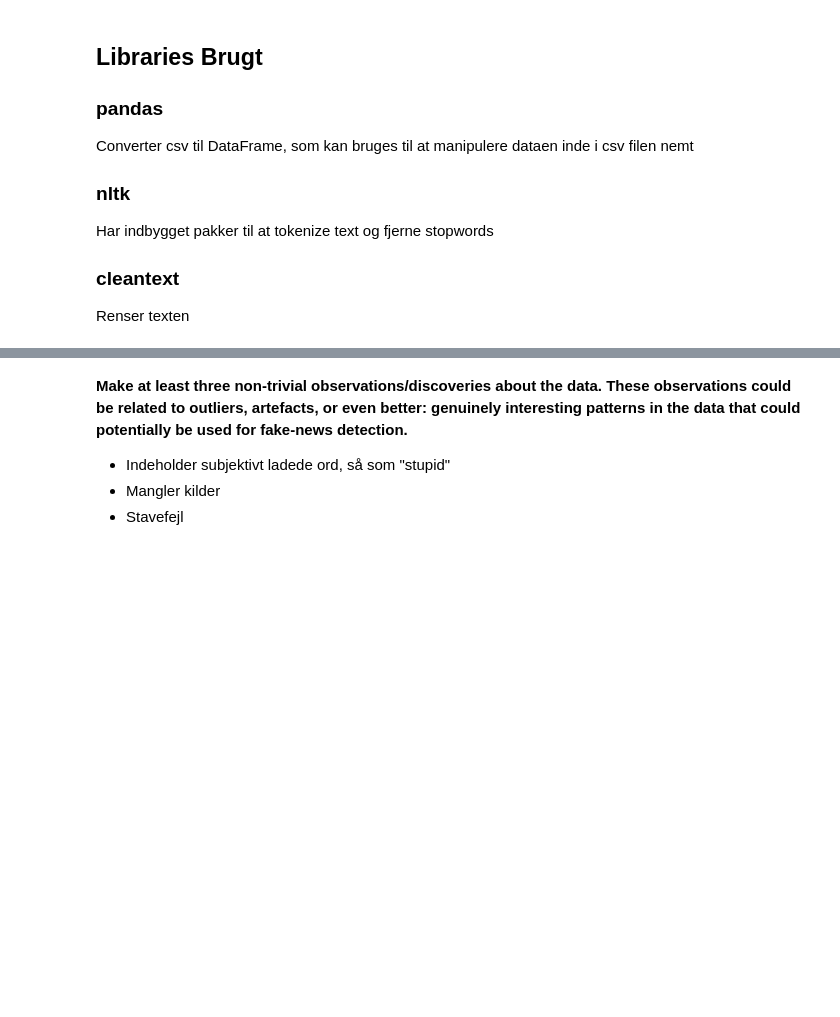
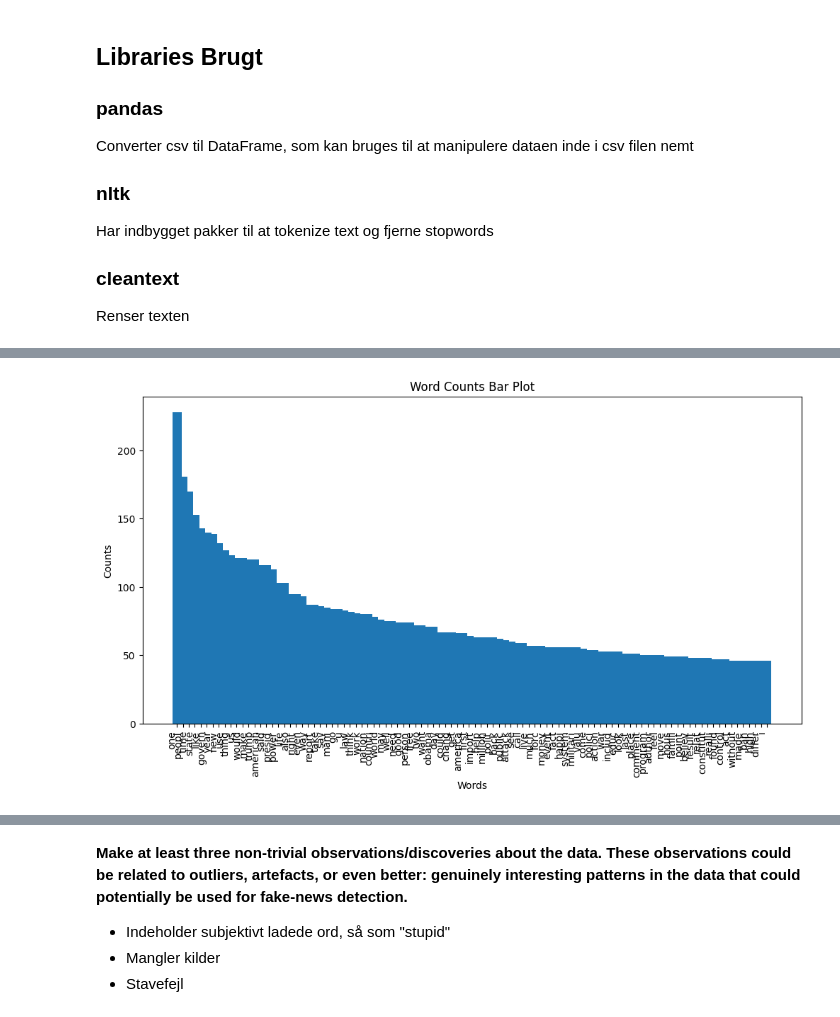
Before and after one commit to mVigholt/GDS, a Jupyter notebook: project.ipynb, the cells around one changed output, grey strips where cells are left out. Drawn from its saved outputs; the diff is of its cells as text; code cells hidden in the pictures; blank space fills up the shorter version.

```diff
--- a/project.ipynb
+++ b/project.ipynb
@@ -49,6 +50,25 @@ def cleaning(csv):
     df.loc[i, "content"] = ' '.join(map(str,value))
   # df.reset_index(drop=True)
   return df
+
+def cleaning_without_stem_and_removing_stopwords(csv):
+  data = csv
+  df = pd.read_csv(data)
+  # counter = 0
+
+  for i in range(len(df["content"])):
+    # # rename fake-like types to just fake for simplicity
+    # if df.loc[i, 'type'] in ["unreliable", "fake", "conspiracy", "junksci"]:
+    #   df.loc[i, 'type'] = "fake"
+    # elif df.loc[i, 'type'] != 'reliable':
+    #   df = df.drop(i)
+    #   continue
+    value = df.loc[i, "content"]
+    value = ct.clean(value, lower=True, no_line_breaks=True, no_numbers=True, no_emails=True, no_urls=True, replace_with_number="<NUM>")
+    value = tokenize(value)
+    df.loc[i, "content"] = ' '.join(map(str,value))
+  # df.reset_index(drop=True)
+  return df
 # %%
 def run():
   df = cleaning("news_sample.csv")
@@ -74,15 +94,21 @@ def analyze_data(csv):
   numInReliable = 0
   isFake = 0
   isReliable = 0
+  FakeTypeCounter = 0
+  NonFakeTypeCounter = 0
 
   df = df.filter(items=["type", "content"])
 
+  dictionaryFake = dict()
+  dictionaryReliable = dict()
   for col, row in df.iterrows():
     isFake = 0
     isReliable = 0
     if (row["type"] == "fake"):
+      FakeTypeCounter += 1
       isFake += 1
     else:
+      NonFakeTypeCounter += 1
       isReliable += 1
 
     for word in row["content"].split():
@@ -96,21 +122,66 @@ def analyze_data(csv):
       numInReliable += int("<num>" == word) * isReliable
 
 
-    dictionary = dict()
     pattern = re.compile(r"\w+")
     lst = re.findall(pattern, row["content"])
 
     for word in lst:
-      if not dictionary.get(word):
-        dictionary[word] = 1
+      if isFake:
+        if not dict(dictionaryFake).get(word):
+          dictionaryFake[word] = 1
+        else:
+          dictionaryFake[word] += 1
       else:
-        dictionary[word] += 1
-
-    dictionary = sorted(dictionary.items(), key=lambda x: x[1], reverse=True)
-    dictionary = dictionary[0:100]
+        if not dict(dictionaryReliable).get(word):
+          dictionaryReliable[word] = 1
+        else:
+          dictionaryReliable[word] += 1
 
 
-  return urlsInFake, urlsInReliable, datesInFake, datesInReliable, numInFake, numInReliable, dictionary
+  dictionaryFake = dict(sorted(dictionaryFake.items(), key=lambda x: x[1], reverse=True))
+  dictionaryReliable = dict(sorted(dictionaryReliable.items(), key=lambda x: x[1], reverse=True))
 
-analyze_data("cleaned_news_sample.csv")
+  return urlsInFake, urlsInReliable, datesInFake, datesInReliable, numInFake, numInReliable, dictionaryReliable, dictionaryFake, FakeTypeCounter, NonFakeTypeCounter
+
+def graph_words(dictionary):
+  dictionary.pop("num")
+  # sorted_dict = dict(sorted(dictionary.items(), key=lambda item: item[1], reverse=True))
+
+  x_values = list(dictionary.keys())
+  y_values = list(dictionary.values())
+
+  plt.figure(figsize=(12,6))
+  plt.bar(x=x_values[:100], height=y_values[:100], width=1.5)
+  plt.xlabel('Words')
+  plt.ylabel('Counts')
+  plt.title('Word Counts Bar Plot')
+  plt.xticks(rotation=90, ha='right')
+  # plt.xticks([])
+  plt.figure(figsize=(10, 6))
+  plt.subplots_adjust(bottom=0.2)
+  plt.show()
+
+def stats(dictionary, typecount):
+  print("Average amount of numbers per article:  " + str(dictionary["num"] / typecount))
+  print("Average Amount of URLs: " + str(dictionary["url"] / typecount))
+  print("Average amount of dates: " + str(dictionary["date"] / typecount))
+
+cleaning_without_stem_and_removing_stopwords("news_sample.csv").to_csv("clean_without_stem_or_stopwords.csv")
+
+_, _, _, _, _, _, dictionaryFake, dictionaryReliable, fakeNumber, nonFakeNumber = analyze_data("cleaned_news_sample.csv")
+_, _, _, _, _, _, ss_dictionaryFake, ss_dictionaryReliable, ss_fakeNumber, ss_nonFakeNumber = analyze_data("clean_without_stem_or_stopwords.csv")
+
+print("Stats for Fake:")
+stats(dictionaryFake, fakeNumber)
+graph_words(dictionaryFake)
+print("Stats for Non-Fake:")
+stats(dictionaryReliable, nonFakeNumber)
+graph_words(dictionaryReliable)
+
+print("Stats for Fake:")
+stats(ss_dictionaryFake, ss_fakeNumber)
+graph_words(ss_dictionaryFake)
+print("Stats for Non-Fake:")
+stats(ss_dictionaryReliable, ss_nonFakeNumber)
+graph_words(ss_dictionaryReliable)
 # %% [output]
@@ -133,0 +192 @@ analyze_data("cleaned_news_sample.csv")
+[figure, added]
```
Also changed, not shown: parts of 4 cells of this notebook, 2 other files.
